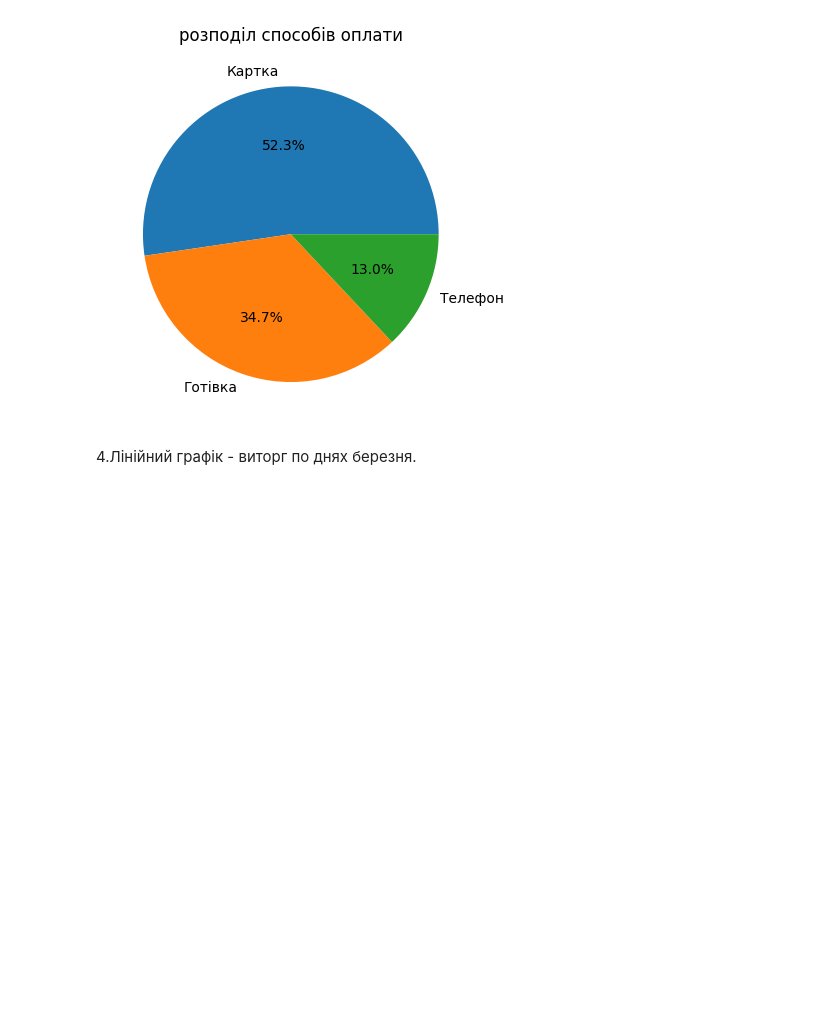
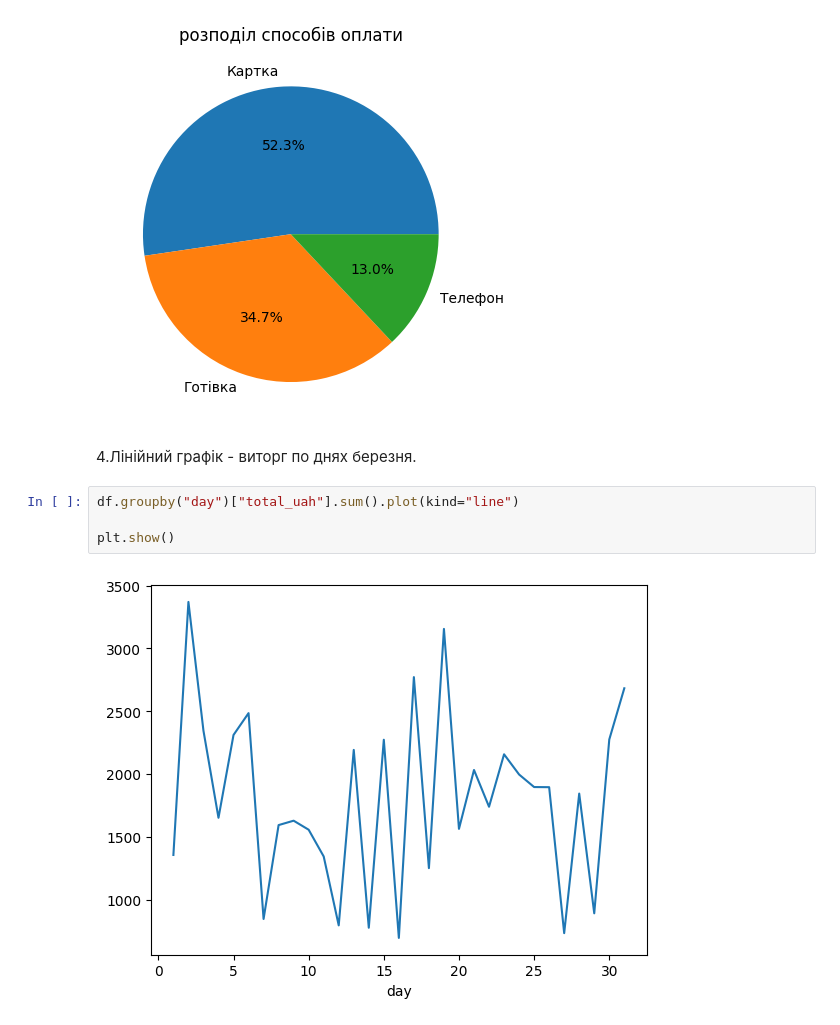
Before and after one commit to NadiiaIvashchuk/DTA_2026, a Jupyter notebook: project_store_sales_analysis/store_sales_analysis.ipynb, the cells around one changed output. Drawn from its saved outputs; the diff is of its cells as text; blank space fills up the shorter version.

```diff
--- a/project_store_sales_analysis/store_sales_analysis.ipynb
+++ b/project_store_sales_analysis/store_sales_analysis.ipynb
@@ -643,3 +643,9 @@ plt.show()
 [figure]
 # %% [markdown]
 4.Лінійний графік - виторг по днях березня.
+# %%
+df.groupby("day")["total_uah"].sum().plot(kind="line")
+
+plt.show()
+# %% [output]
+[figure, added]
```
Also changed, not shown: parts of 9 cells of this notebook.
